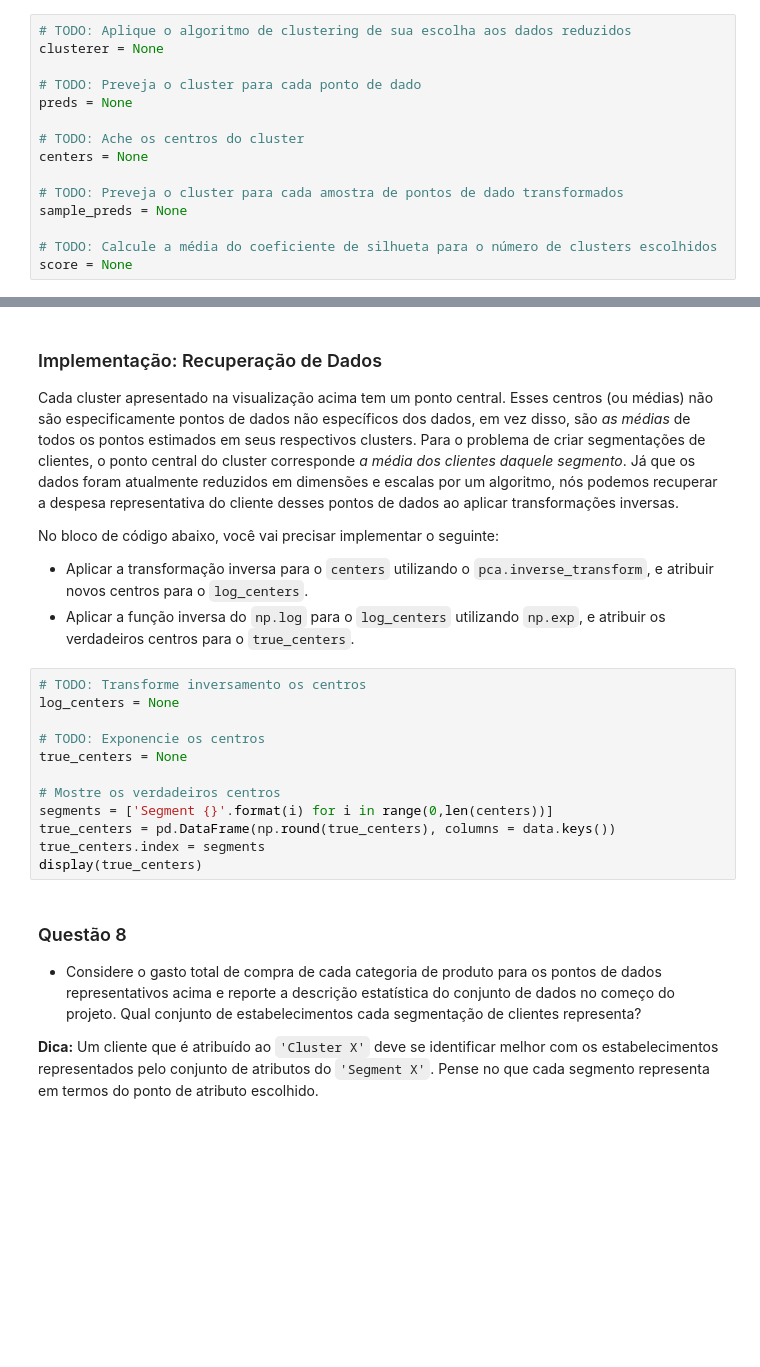
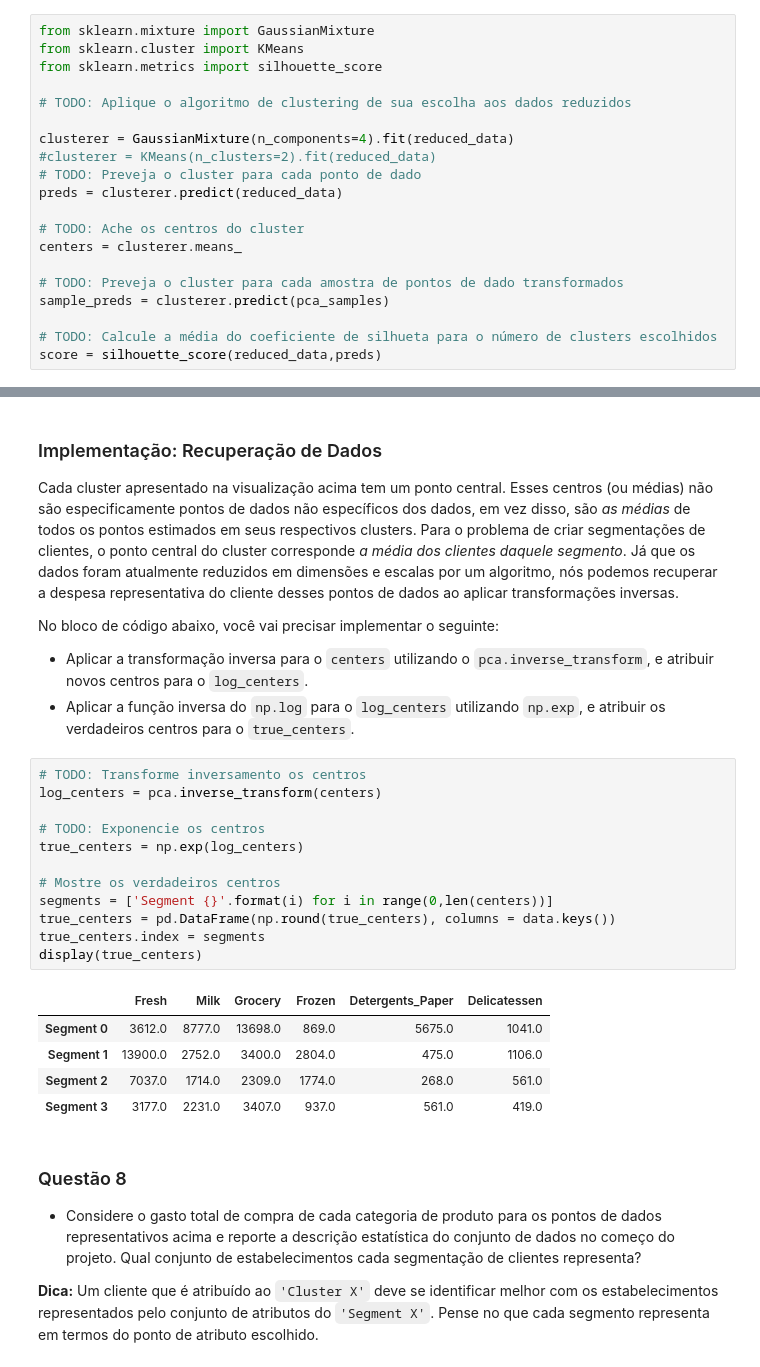
Before and after one commit to joaopaulopbjp/customer_segments, a Jupyter notebook: customer_segments_PT.ipynb, the cells around one changed output, grey strips where cells are left out. Drawn from its saved outputs; the diff is of its cells as text; blank space fills up the shorter version.

```diff
--- a/customer_segments_PT.ipynb
+++ b/customer_segments_PT.ipynb
@@ -419,17 +422,22 @@ No bloco de código abaixo, você vai precisar implementar o seguinte:
  - Importar sklearn.metrics.silhouette_score e calcular o coeficiente de silhueta do `reduced_data` contra o do `preds`.
    - Atribuir o coeficiente de silhueta para o `score` e imprimir o resultado.
 # %%
+from sklearn.mixture import GaussianMixture
+from sklearn.cluster import KMeans
+from sklearn.metrics import silhouette_score
+
 # TODO: Aplique o algoritmo de clustering de sua escolha aos dados reduzidos
-clusterer = None
 
+clusterer = GaussianMixture(n_components=4).fit(reduced_data)
+#clusterer = KMeans(n_clusters=2).fit(reduced_data)
 # TODO: Preveja o cluster para cada ponto de dado
-preds = None
+preds = clusterer.predict(reduced_data)
 
 # TODO: Ache os centros do cluster
-centers = None
+centers = clusterer.means_
 
 # TODO: Preveja o cluster para cada amostra de pontos de dado transformados
-sample_preds = None
+sample_preds = clusterer.predict(pca_samples)
 
 # TODO: Calcule a média do coeficiente de silhueta para o número de clusters escolhidos
-score = None
+score = silhouette_score(reduced_data,preds)
@@ -454,16 +474,22 @@ No bloco de código abaixo, você vai precisar implementar o seguinte:
  - Aplicar a função inversa do `np.log` para o `log_centers` utilizando `np.exp`, e atribuir os verdadeiros centros para o `true_centers`.
 # %%
 # TODO: Transforme inversamento os centros
-log_centers = None
+log_centers = pca.inverse_transform(centers)
 
 # TODO: Exponencie os centros
-true_centers = None
+true_centers = np.exp(log_centers)
 
 # Mostre os verdadeiros centros
 segments = ['Segment {}'.format(i) for i in range(0,len(centers))]
 true_centers = pd.DataFrame(np.round(true_centers), columns = data.keys())
 true_centers.index = segments
 display(true_centers)
+# %% [output]
+|  | Fresh | Milk | Grocery | Frozen | Detergents_Paper | Delicatessen |
+| Segment 0 | 3612.0 | 8777.0 | 13698.0 | 869.0 | 5675.0 | 1041.0 |
+| Segment 1 | 13900.0 | 2752.0 | 3400.0 | 2804.0 | 475.0 | 1106.0 |
+| Segment 2 | 7037.0 | 1714.0 | 2309.0 | 1774.0 | 268.0 | 561.0 |
+| Segment 3 | 3177.0 | 2231.0 | 3407.0 | 937.0 | 561.0 | 419.0 |
 # %% [markdown]
 ### Questão 8
 - Considere o gasto total de compra de cada categoria de produto para os pontos de dados representativos acima e reporte a descrição estatística do conjunto de dados no começo do projeto. Qual conjunto de estabelecimentos cada segmentação de clientes representa?
```
Also changed, not shown: parts of 10 cells of this notebook.
